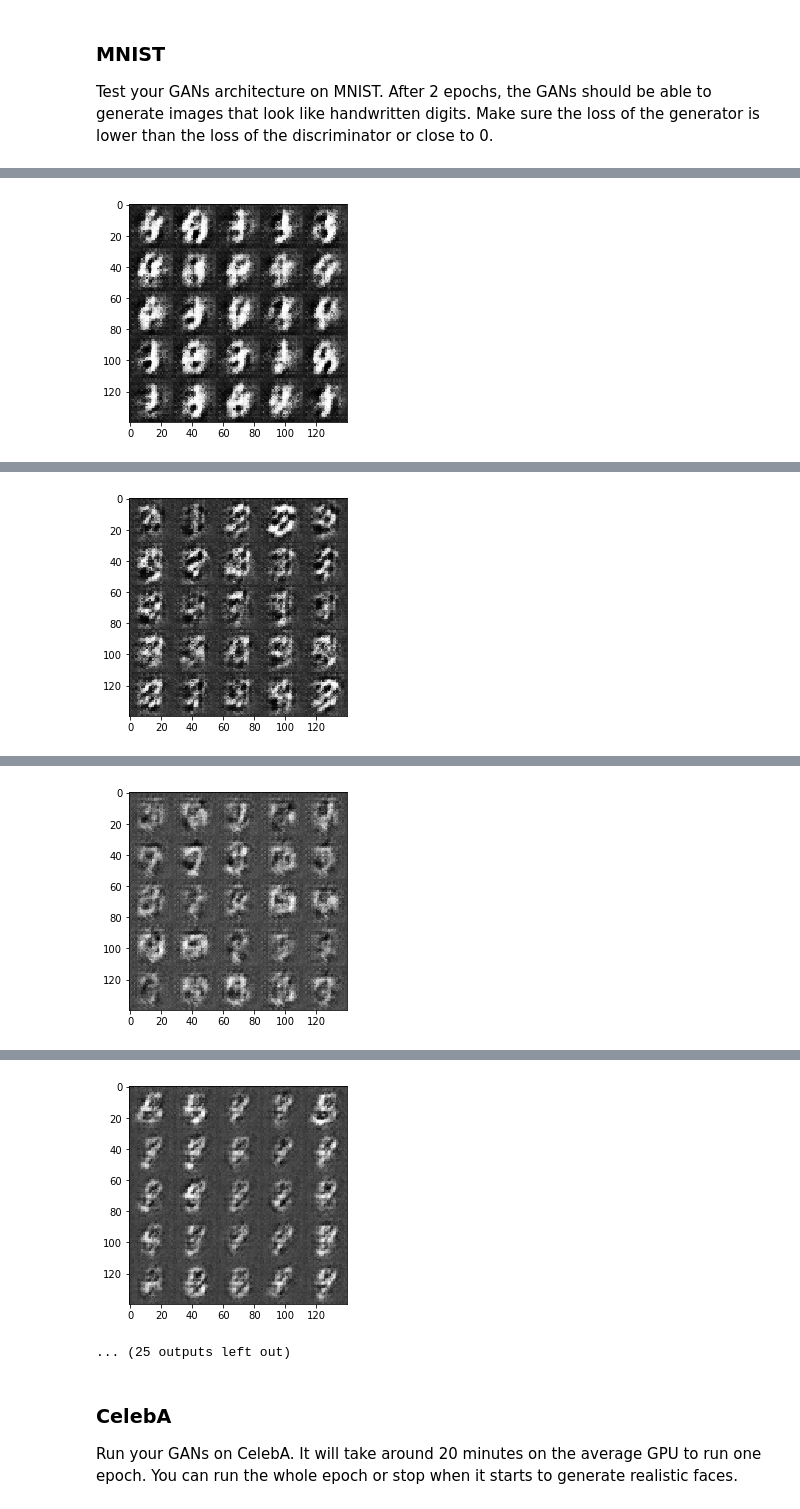
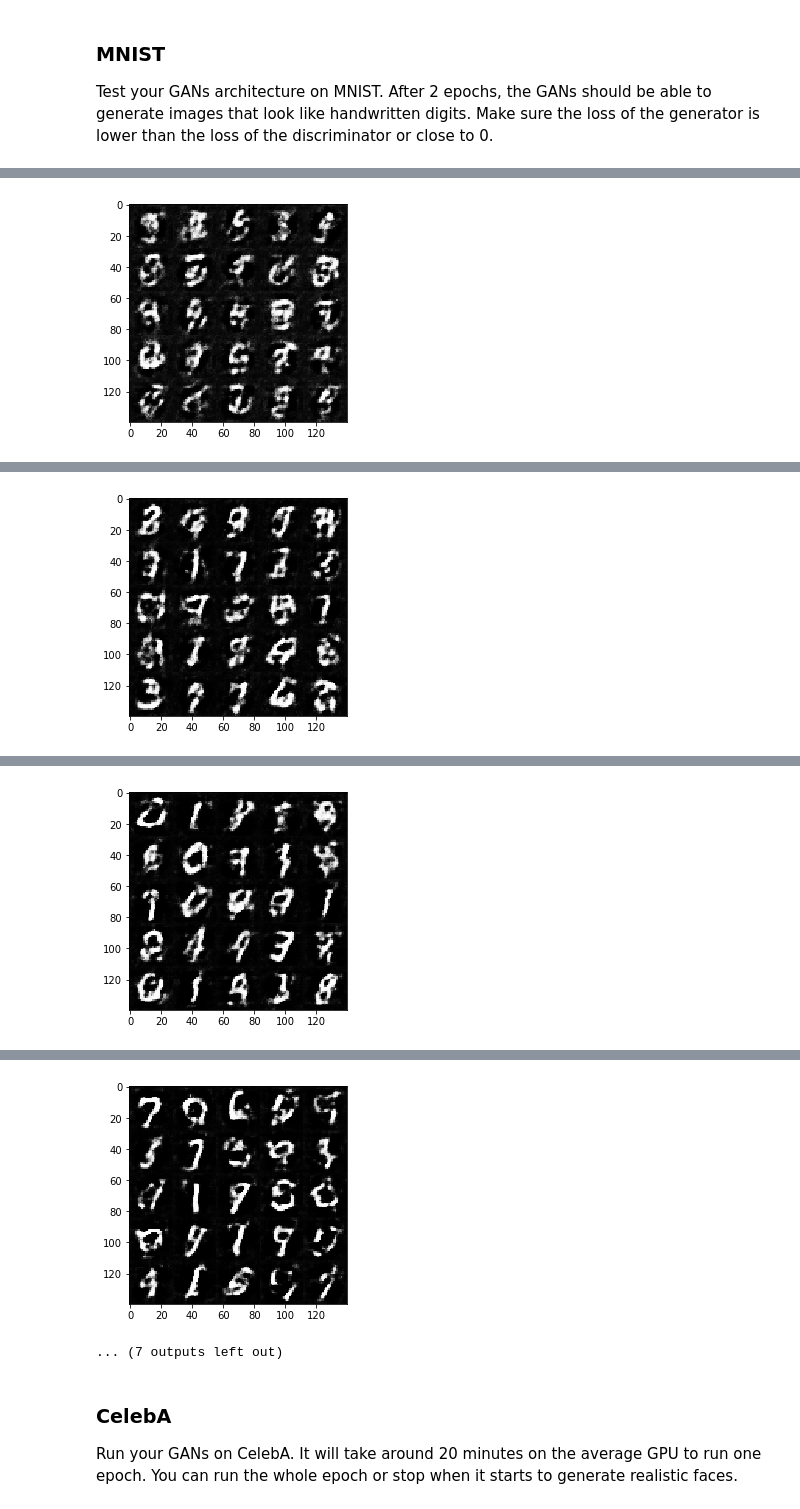
Before and after one commit to jianxungao/dlnd_face_generation, a Jupyter notebook: dlnd_face_generation.ipynb, the cells around one changed output, grey strips where cells are left out. Saved outputs shown, nothing was run; the diff lists cells and outputs as text; code cells hidden in the pictures.

```diff
--- a/dlnd_face_generation.ipynb
+++ b/dlnd_face_generation.ipynb
@@ -141,7 +142,7 @@ def discriminator(images, reuse=False):
     :return: Tuple of (tensor output of the discriminator, tensor logits of the discriminator)
     """
     # TODO: Implement Function
-    alpha = 0.01
+    alpha = 0.2
     with tf.variable_scope('discriminator', reuse=reuse):
         # Input layer is 28x28x3
         x1 = tf.layers.conv2d(images, 64, 5, strides=2, padding='same')
@@ -188,7 +189,7 @@ def generator(z, out_channel_dim, is_train=True):
     """
     # TODO: Implement Function
     #reuse = False
-    alpha = 0.01 # better perf than 0.2
+    alpha = 0.2
     with tf.variable_scope('generator', reuse=not is_train):
         # First fully connected layer
         x1 = tf.layers.dense(z, 4*4*256, activation=None)
@@ -243,10 +244,12 @@ def model_loss(input_real, input_z, out_channel_dim):
     d_model_real, d_logits_real = discriminator(input_real)
     d_model_fake, d_logits_fake = discriminator(g_model, reuse=True)
 
-
+    #one-sided label smoothing and is used to encourage the discriminator to estimate soft probabilities rather
+    #than to extrapolate to extremely confident classification.
+    #As a result, this can prevent the discriminator from being "too efficient".
     d_loss_real = tf.reduce_mean(
         tf.nn.sigmoid_cross_entropy_with_logits(logits=d_logits_real,
-                                                labels=tf.ones_like(d_model_real)))
+                                                labels=tf.ones_like(d_model_real)* np.random.uniform(0.7, 1.2)))
     d_loss_fake = tf.reduce_mean(
         tf.nn.sigmoid_cross_entropy_with_logits(logits=d_logits_fake,
                                                 labels=tf.zeros_like(d_model_fake)))
@@ -353,9 +356,8 @@ def train(epoch_count, batch_size, z_dim, learning_rate, beta1, get_batches, dat
     # TODO: Build Model
     if data_image_mode == 'RGB':
         out_channel_dim = 3
-    else:
-        if data_image_mode == 'L':
-             out_channel_dim = 1
+    elif data_image_mode == 'L':
+        out_channel_dim = 1
 
     input_real, input_z, lr = model_inputs(data_shape[1], data_shape[2], out_channel_dim , z_dim)
     d_loss, g_loss = model_loss(input_real, input_z, out_channel_dim)
@@ -373,6 +375,19 @@ def train(epoch_count, batch_size, z_dim, learning_rate, beta1, get_batches, dat
             for batch_images in get_batches(batch_size):
                 # TODO: Train Model
                 steps += 1
+
+                # The values of the MNIST and CelebA dataset will be in the range of
+                # -0.5 to 0.5 of 28x28 dimensional images.
+                batch_images = batch_images * 2
+
+                # scale
+                #feature_range=(-1, 1)
+                # scale to (0, 1)
+                #batch_images = ((batch_images - batch_images.min())/(255 - batch_images.min()))
+
+                # scale to feature_range
+                #min, max = feature_range
+                #batch_images = batch_images * (max - min) + min
 
                 # Sample random noise for G
                 batch_z = np.random.uniform(-1, 1, size=(batch_size, z_dim))
@@ -408,10 +423,10 @@ def train(epoch_count, batch_size, z_dim, learning_rate, beta1, get_batches, dat
 ### MNIST
 Test your GANs architecture on MNIST.  After 2 epochs, the GANs should be able to generate images that look like handwritten digits.  Make sure the loss of the generator is lower than the loss of the discriminator or close to 0.
 # %%
-batch_size = 64
+batch_size = 128
 z_dim = 100
 learning_rate = .0002
-beta1 = .5
+beta1 = .2
 
 
 """
@@ -432 +447 @@ Epoch   0/2 - Steps  300 - Discriminator Loss: 0.0802 - Generator Loss:
-[figure, old version]
+[figure, new version]
@@ -434 +449 @@ Epoch   0/2 - Steps  400 - Discriminator Loss: 0.1601 - Generator Loss:
-[figure, old version]
+[figure, new version]
@@ -436 +451 @@ Epoch   0/2 - Steps  500 - Discriminator Loss: 0.0895 - Generator Loss:
-[figure, old version]
+[figure, new version]
@@ -438,5 +453,5 @@ Epoch   0/2 - Steps  600 - Discriminator Loss: 0.0403 - Generator Loss:
-[figure, old version]
+[figure, new version]
-... (25 outputs left out)
+... (7 outputs left out)
 # %% [markdown]
 ### CelebA
 Run your GANs on CelebA.  It will take around 20 minutes on the average GPU to run one epoch.  You can run the whole epoch or stop when it starts to generate realistic faces.
```
Also changed, not shown: parts of 3 cells of this notebook.
